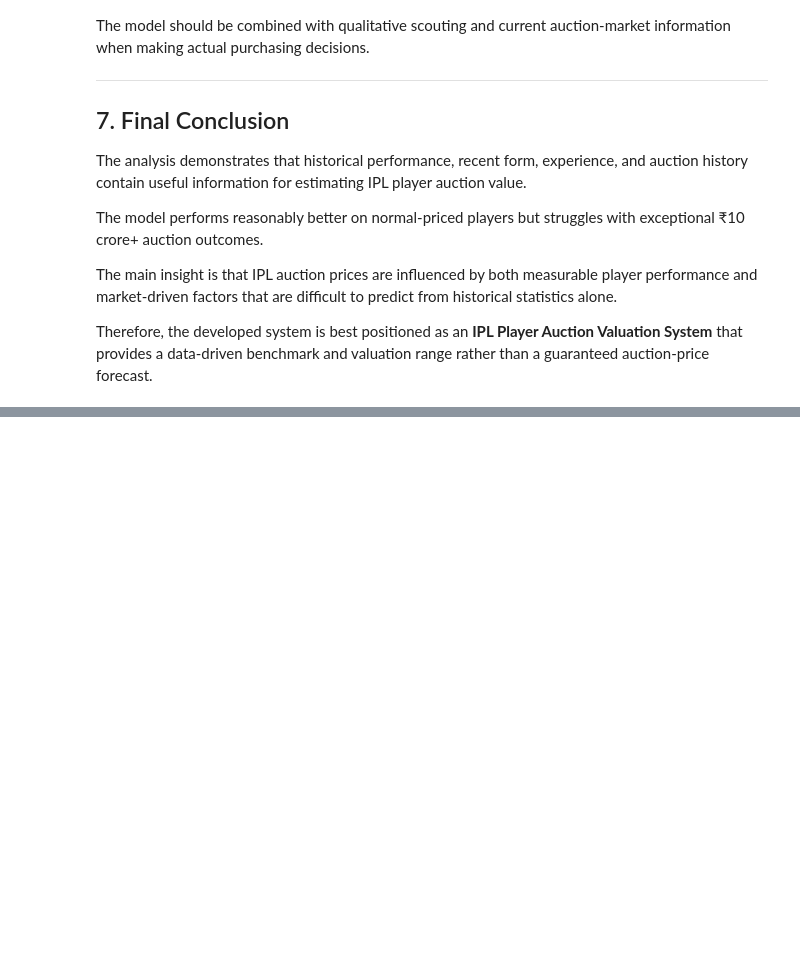
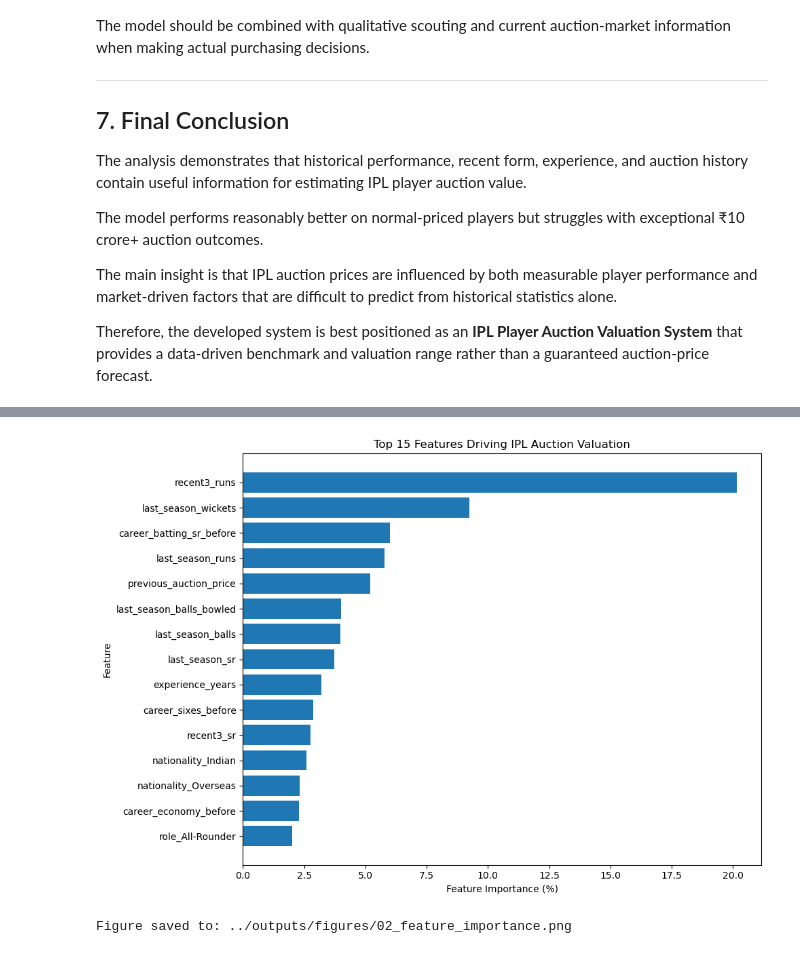
Before and after one commit to Soul0418/IPL, a Jupyter notebook: notebooks/Model_Interpretation.ipynb, the cells around one changed output, grey strips where cells are left out. Drawn from its saved outputs; the diff is of its cells as text; code cells hidden in the pictures; blank space fills up the shorter version.

```diff
--- a/notebooks/Model_Interpretation.ipynb
+++ b/notebooks/Model_Interpretation.ipynb
@@ -1215,0 +1426,40 @@ def show_player_valuation(player_name, auction_year, role, nationality):
+# %%
+import matplotlib.pyplot as plt
+
+# Copy saved feature importance
+fi = feature_importance.copy()
+
+# Sort and select top 15 features
+top_features = (
+    fi.sort_values("importance", ascending=False)
+      .head(15)
+      .sort_values("importance", ascending=True)
+)
+
+plt.figure(figsize=(10, 7))
+
+plt.barh(
+    top_features["feature"],
+    top_features["importance_pct"]
+)
+
+plt.xlabel("Feature Importance (%)")
+plt.ylabel("Feature")
+plt.title("Top 15 Features Driving IPL Auction Valuation")
+
+plt.tight_layout()
+
+figure_path = "../outputs/figures/02_feature_importance.png"
+
+plt.savefig(
+    figure_path,
+    dpi=300,
+    bbox_inches="tight"
+)
+
+plt.show()
+
+print(f"Figure saved to: {figure_path}")
+# %% [output]
+[figure, added]
+Figure saved to: ../outputs/figures/02_feature_importance.png
```
Also changed, not shown: parts of 13 cells of this notebook, 5 other files.
